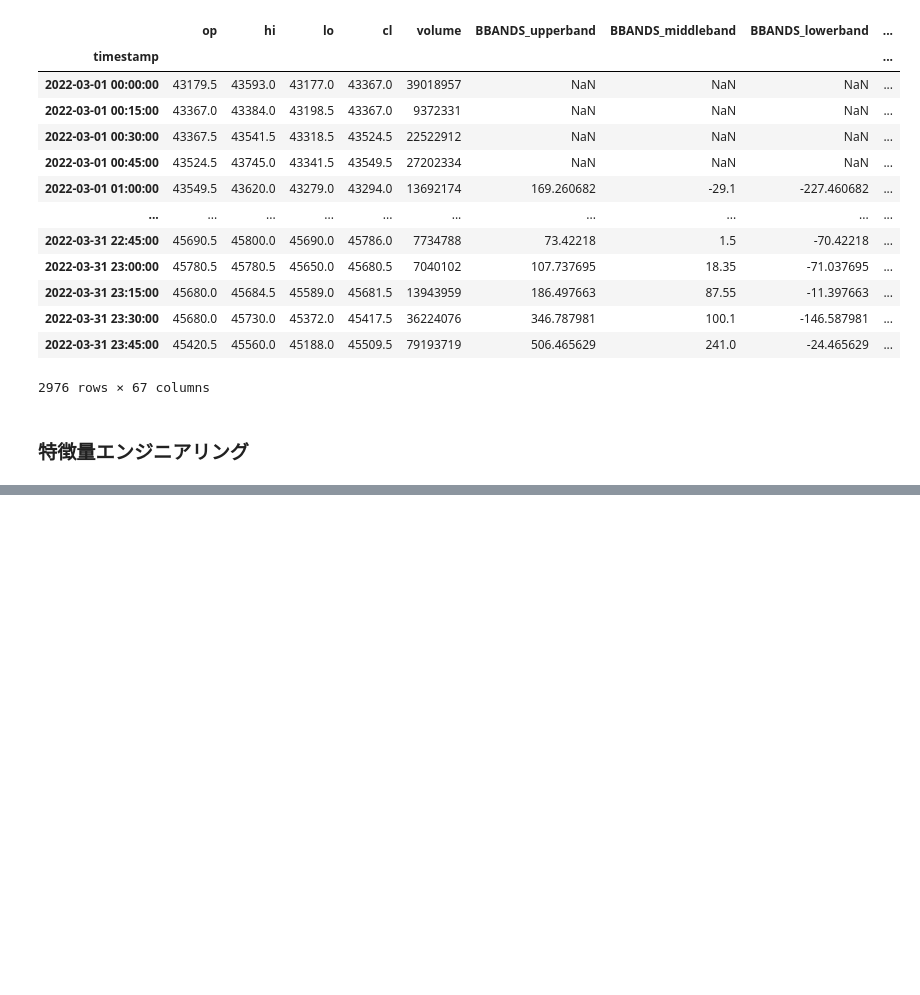
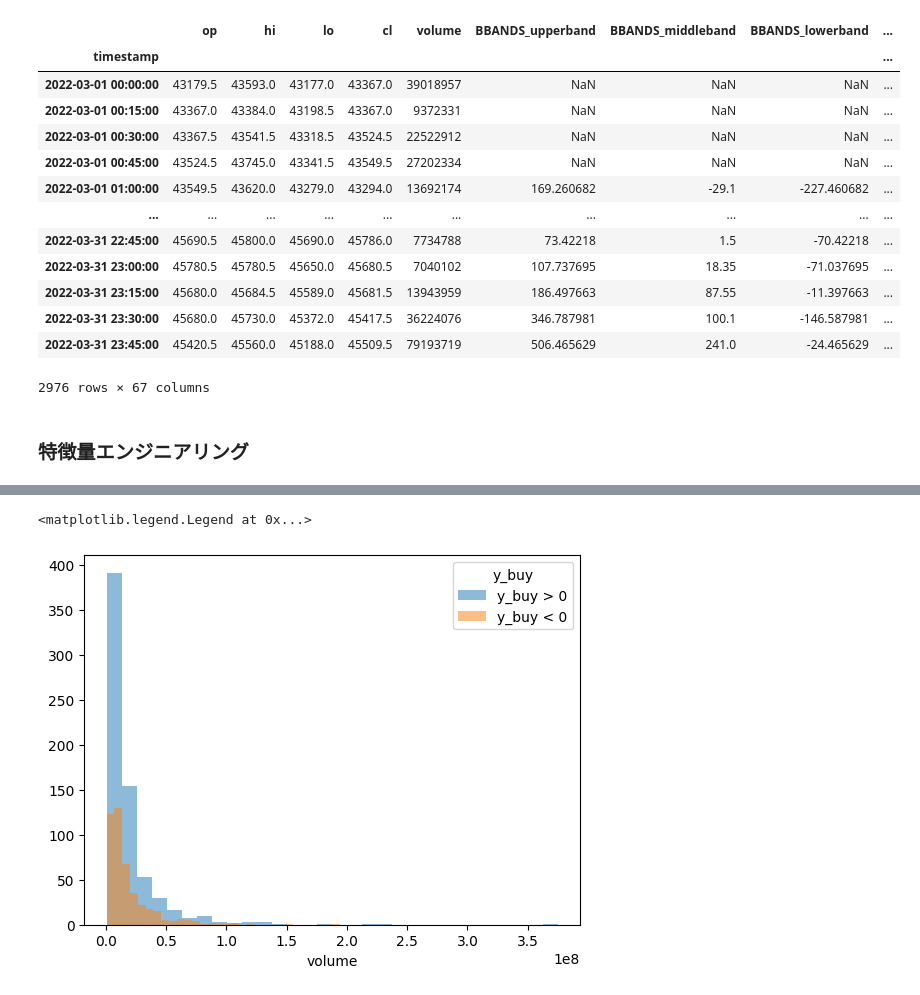
Before and after one commit to CosmoMax10/robin_mlbot_practice, a Jupyter notebook: features_engineering_practice.ipynb, the cells around one changed output, grey strips where cells are left out. Cells and saved outputs as stored; diff of their text form; code cells hidden in the pictures; blank space fills up the shorter version.

```diff
--- a/features_engineering_practice.ipynb
+++ b/features_engineering_practice.ipynb
@@ -169,0 +281,9 @@ df.head()
+# %%
+#volumeの分布を調べる
+plt.hist(df.loc[df['y_buy'] > 0, 'volume'].dropna(), bins=30, alpha=0.5, label='y_buy > 0')
+plt.hist(df.loc[df['y_buy'] < 0, 'volume'].dropna(), bins=30, alpha=0.5, label='y_buy < 0')
+plt.xlabel('volume')
+plt.legend(title='y_buy')
+# %% [output]
+<matplotlib.legend.Legend at 0x...>
+[figure, added]
```
Also changed, not shown: parts of 14 cells of this notebook.
